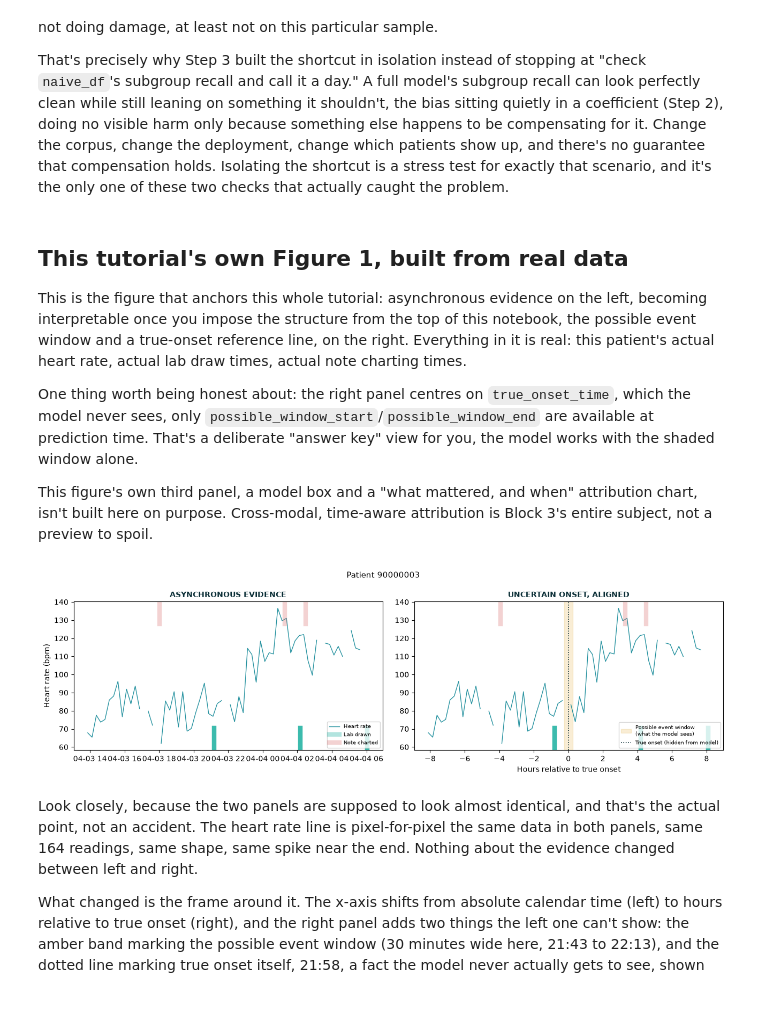
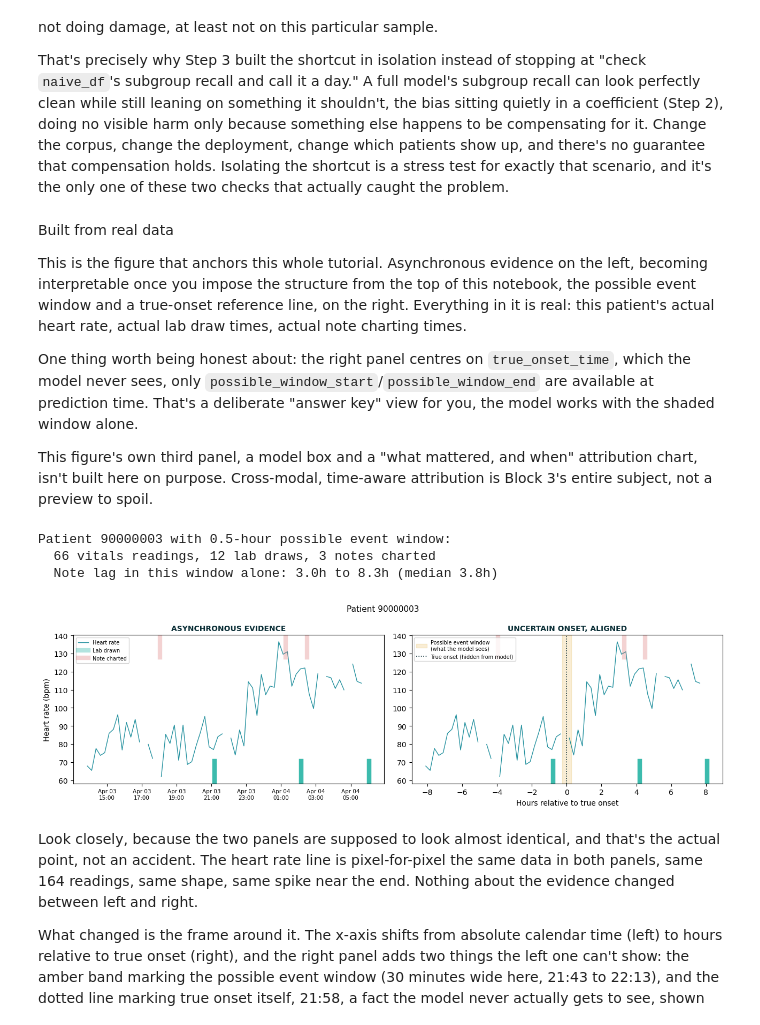
Before and after one commit to lbutler2405/doceng26-pulse-and-paper, a Jupyter notebook: Notebooks/block2_catch_the_model_cheating.ipynb, the cells around one changed output. Cells and saved outputs as stored; diff of their text form; code cells hidden in the pictures.

```diff
--- a/Notebooks/block2_catch_the_model_cheating.ipynb
+++ b/Notebooks/block2_catch_the_model_cheating.ipynb
@@ -10,9 +10,12 @@ Then, because the payoff matters as much as the mechanics: we'll train the *obvi
 # %% [markdown]
 ## Setup
 # %%
+!rm -rf doceng26-pulse-and-paper
 !git clone -q https://github.com/lbutler2405/doceng26-pulse-and-paper.git
 REPO_ROOT = "/content/doceng26-pulse-and-paper"
 DATA_DIR = f"{REPO_ROOT}/data"
+
+%pip install -q reportlab
 
 import sys
 sys.path.insert(0, REPO_ROOT)
@@ -25,7 +28,11 @@ from sklearn.metrics import roc_auc_score, brier_score_loss
 import alignment as al
 import models as m
 
-TEAL, SEAFOAM, MINT, DARK, CORAL, AMBER = "#028090","#00A896","#02C39A","#0A2E36","#D96C6C","#E1A82D"
+TEAL, SEAFOAM, MINT, DARK, MUTED, CORAL, AMBER = (
+    "#028090", "#00A896", "#02C39A", "#0A2E36", "#6B7C7E", "#D96C6C", "#E1A82D")
 
 print("Ready.")
+print("Predicting: will this patient deteriorate at some point during their stay?")
+print(f"Every prediction below is made {m.PREDICTION_OFFSET_HOURS} hours after the (model-unknown) onset point for")
+print("patients who deteriorate, and at an equally-plausible matched snapshot for patients who don't.")
 # %% [output]
@@ -553,9 +560,9 @@ Both columns read 1.0, every tier, no gap anywhere, naive and aware alike. This
 
 That's precisely why Step 3 built the shortcut in isolation instead of stopping at "check `naive_df`'s subgroup recall and call it a day." A full model's subgroup recall can look perfectly clean while still leaning on something it shouldn't, the bias sitting quietly in a coefficient (Step 2), doing no visible harm only because something else happens to be compensating for it. Change the corpus, change the deployment, change which patients show up, and there's no guarantee that compensation holds. Isolating the shortcut is a stress test for exactly that scenario, and it's the only one of these two checks that actually caught the problem.
 # %% [markdown]
-## This tutorial's own Figure 1, built from real data
+Built from real data
 
-This is the figure that anchors this whole tutorial: asynchronous evidence on the left, becoming interpretable once you impose the structure from the top of this notebook, the possible event window and a true-onset reference line, on the right. Everything in it is real: this patient's actual heart rate, actual lab draw times, actual note charting times.
+This is the figure that anchors this whole tutorial. Asynchronous evidence on the left, becoming interpretable once you impose the structure from the top of this notebook, the possible event window and a true-onset reference line, on the right. Everything in it is real: this patient's actual heart rate, actual lab draw times, actual note charting times.
 
 One thing worth being honest about: the right panel centres on `true_onset_time`, which the model never sees, only `possible_window_start`/`possible_window_end` are available at prediction time. That's a deliberate "answer key" view for you, the model works with the shaded window alone.
 
@@ -572,39 +579,56 @@ span_end = lrow.possible_window_end + pd.Timedelta(hours=8)
 pv_w = pv_full[(pv_full.charttime >= span_start) & (pv_full.charttime <= span_end)]
 pl_w = pl_full[(pl_full.storetime >= span_start) & (pl_full.storetime <= span_end)]
 pn_w = pn_full[(pn_full.storetime >= span_start) & (pn_full.storetime <= span_end)]
+
+window_width_h = (lrow.possible_window_end - lrow.possible_window_start).total_seconds() / 3600
+print(f"Patient {sid} with "
+      f"{window_width_h:.1f}-hour possible event window:")
+print(f"  {len(pv_w)} vitals readings, {len(pl_w)} lab draws, {len(pn_w)} notes charted")
+if len(pn_w):
+    lag_h = (pn_w.storetime - pn_w.event_charttime).dt.total_seconds() / 3600
+    print(f"  Note lag in this window alone: {lag_h.min():.1f}h to {lag_h.max():.1f}h (median {lag_h.median():.1f}h)")
+# %% [output]
+Patient 90000003 with 0.5-hour possible event window:
+  66 vitals readings, 12 lab draws, 3 notes charted
+  Note lag in this window alone: 3.0h to 8.3h (median 3.8h)
 # %%
 fig, axes = plt.subplots(1, 2, figsize=(13, 4))
 
 ax = axes[0]
 ax.plot(pv_w.charttime, pv_w.heartrate, color=TEAL, linewidth=1, alpha=0.85, label="Heart rate")
 for i, (_, r) in enumerate(pl_w.iterrows()):
     ax.axvline(r.storetime, color=SEAFOAM, alpha=0.3, linewidth=6, ymax=0.15, label="Lab drawn" if i == 0 else None)
 for i, (_, r) in enumerate(pn_w.iterrows()):
     ax.axvline(r.storetime, color=CORAL, alpha=0.3, linewidth=6, ymin=0.85, label="Note charted" if i == 0 else None)
 ax.set_title("ASYNCHRONOUS EVIDENCE", fontsize=10, color=DARK, fontweight="bold")
 ax.set_ylabel("Heart rate (bpm)")
-ax.legend(fontsize=7, loc="lower right")
+ax.legend(fontsize=7, loc="upper left")
+
+import matplotlib.dates as mdates
+ax.xaxis.set_major_locator(mdates.HourLocator(interval=2))
+ax.xaxis.set_major_formatter(mdates.DateFormatter("%b %d\n%H:%M"))
+ax.tick_params(axis="x", labelsize=7.5)
 
 ax = axes[1]
 t0 = lrow.true_onset_time
 rel = lambda t: (t - t0).total_seconds() / 3600
 ax.plot(pv_w.charttime.apply(rel), pv_w.heartrate, color=TEAL, linewidth=1, alpha=0.85)
 ax.axvspan(rel(lrow.possible_window_start), rel(lrow.possible_window_end), color=AMBER, alpha=0.2,
            label="Possible event window\n(what the model sees)")
 ax.axvline(0, color=DARK, linestyle=":", linewidth=1.2, label="True onset (hidden from model)")
 for _, r in pl_w.iterrows():
     ax.axvline(rel(r.storetime), color=SEAFOAM, alpha=0.3, linewidth=6, ymax=0.15)
 for _, r in pn_w.iterrows():
     ax.axvline(rel(r.storetime), color=CORAL, alpha=0.3, linewidth=6, ymin=0.85)
 ax.set_title("UNCERTAIN ONSET, ALIGNED", fontsize=10, color=DARK, fontweight="bold")
 ax.set_xlabel("Hours relative to true onset")
-ax.legend(fontsize=7, loc="lower right")
+ax.legend(fontsize=7, loc="upper left")
 
 fig.suptitle(f"Patient {sid}", fontsize=11)
 fig.tight_layout()
 plt.show()
 # %% [output]
-[figure, old version]
+[figure, new version]
 # %% [markdown]
 Look closely, because the two panels are supposed to look almost identical, and that's the actual point, not an accident. The heart rate line is pixel-for-pixel the same data in both panels, same 164 readings, same shape, same spike near the end. Nothing about the evidence changed between left and right.
 
```
Also changed, not shown: parts of 13 cells of this notebook.
